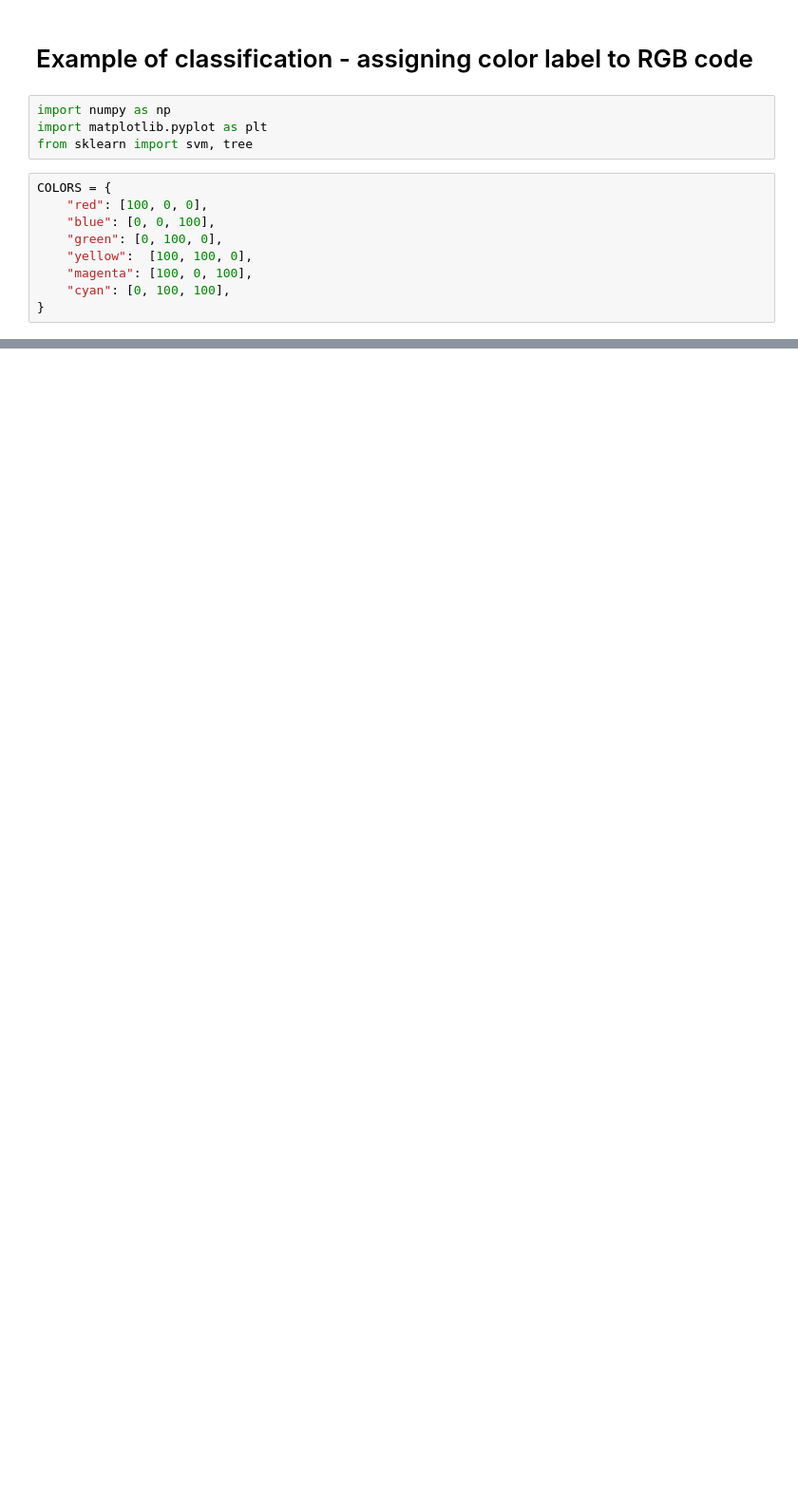
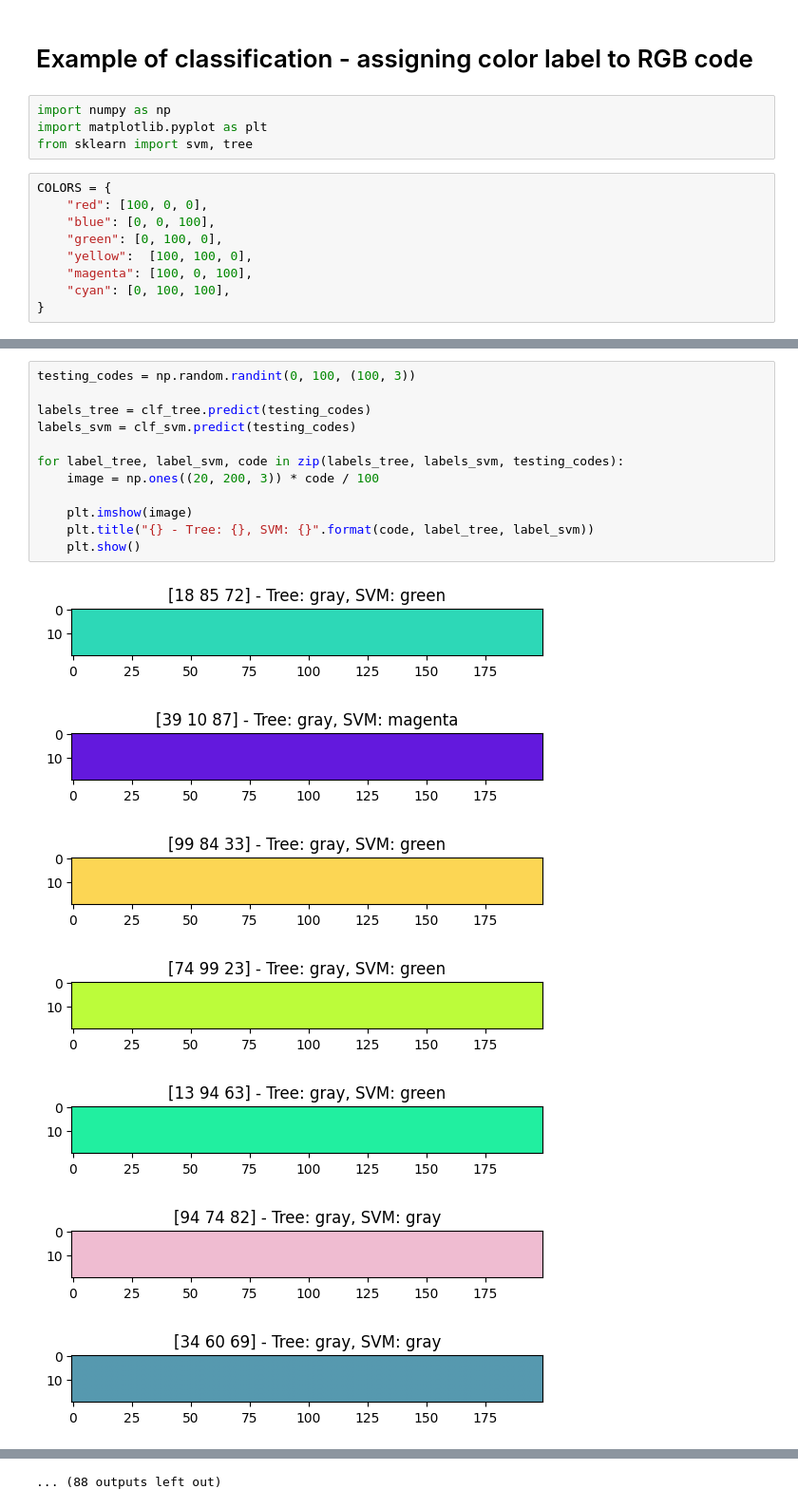
Before and after one commit to CVUT-FS-12110/Industrial-Automation, a Jupyter notebook: machine_learning/ml_classification.ipynb, the cells around one changed output, grey strips where cells are left out. Shown at 95% size. Cells and saved outputs as stored; diff of their text form; blank space fills up the shorter version.

```diff
--- a/machine_learning/ml_classification.ipynb
+++ b/machine_learning/ml_classification.ipynb
@@ -87,0 +168,20 @@ for label_tree, label_svm, code in zip(labels_tree, labels_svm, testing_codes):
+# %%
+testing_codes = np.random.randint(0, 100, (100, 3))
+
+labels_tree = clf_tree.predict(testing_codes)
+labels_svm = clf_svm.predict(testing_codes)
+
+for label_tree, label_svm, code in zip(labels_tree, labels_svm, testing_codes):
+    image = np.ones((20, 200, 3)) * code / 100
+
+    plt.imshow(image)
+    plt.title("{} - Tree: {}, SVM: {}".format(code, label_tree, label_svm))
+    plt.show()
+# %% [output]
+[figure, added]
+[figure, added]
+[figure, added]
+[figure, added]
+[figure, added]
+[figure, added]
+[figure, added]
@@ -87,0 +193 @@ for label_tree, label_svm, code in zip(labels_tree, labels_svm, testing_codes):
+... (88 outputs left out)
```
Also changed, not shown: parts of 12 cells of this notebook, 8 other files.
